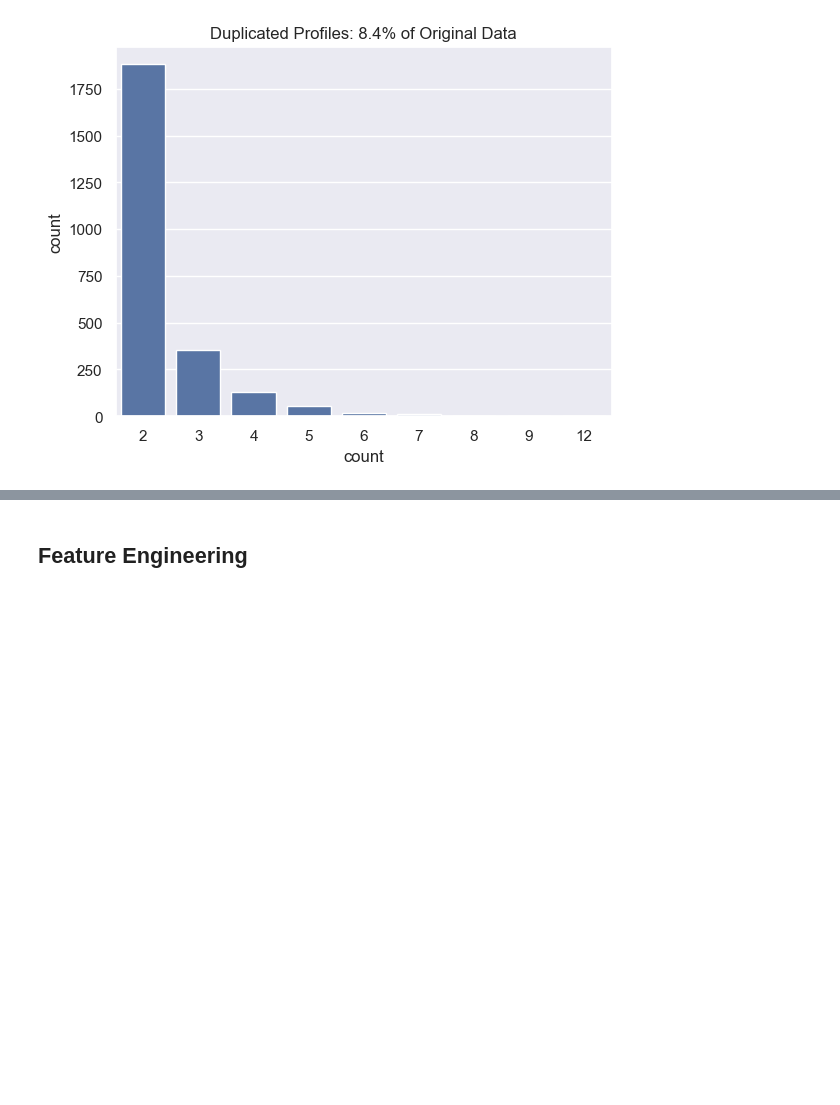
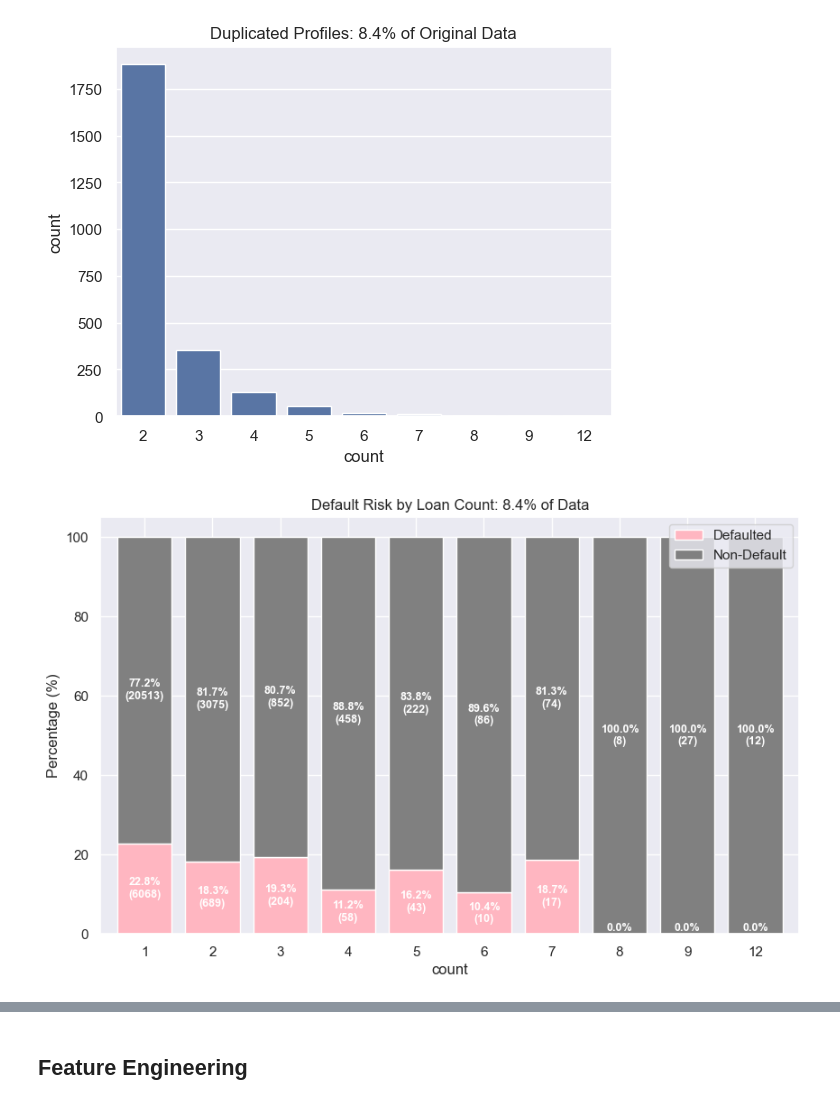
Before and after one commit to ethanhopkins101/DataScience-Projects, a Jupyter notebook: credit_risk/credit_risk_oversampling.ipynb, the cells around one changed output, grey strips where cells are left out. Drawn from its saved outputs; the diff is of its cells as text; code cells hidden in the pictures; blank space fills up the shorter version.

```diff
--- a/credit_risk/credit_risk_oversampling.ipynb
+++ b/credit_risk/credit_risk_oversampling.ipynb
@@ -115,3 +116,28 @@ plt.show()
 # importance to keep in mind.
 # %% [output]
 [figure]
+# %%
+# 1. Prepare Dataframes (Percentages and Counts)
+# We use [1, 0] to ensure Default (1) is the bottom/pink slice
+pivot_pct = pd.crosstab(df['count'], df['loan_status'], normalize='index')[[1, 0]] * 100
+pivot_cnt = pd.crosstab(df['count'], df['loan_status'])[[1, 0]]
+
+plt.figure(figsize=(10, 6))
+# Plotting with pink for Default (1) and grey for Non-Default (0)
+pivot_pct.plot(kind='bar', stacked=True, color=['#FFB6C1', 'grey'], width=0.8, ax=plt.gca())
+
+# 2. Add labels (Percentage + Raw Count)
+for i, container in enumerate(plt.gca().containers):
+    # Zip data to create 'X.X% (Count)' strings
+    labels = [f'{p:.1f}%\n({c})' for p, c in zip(container.datavalues, pivot_cnt.iloc[:, i])]
+
+    plt.gca().bar_label(container, labels=labels, label_type='center',
+                        color='white', fontweight='bold', fontsize=9)
+
+plt.ylabel('Percentage (%)')
+plt.title(f'Default Risk by Loan Count: {percentage}% of Data')
+plt.xticks(rotation=0)
+plt.legend(['Defaulted', 'Non-Default'], loc='upper right')
+plt.show()
+# %% [output]
+[figure, added]
```
Also changed, not shown: parts of 32 cells of this notebook.
